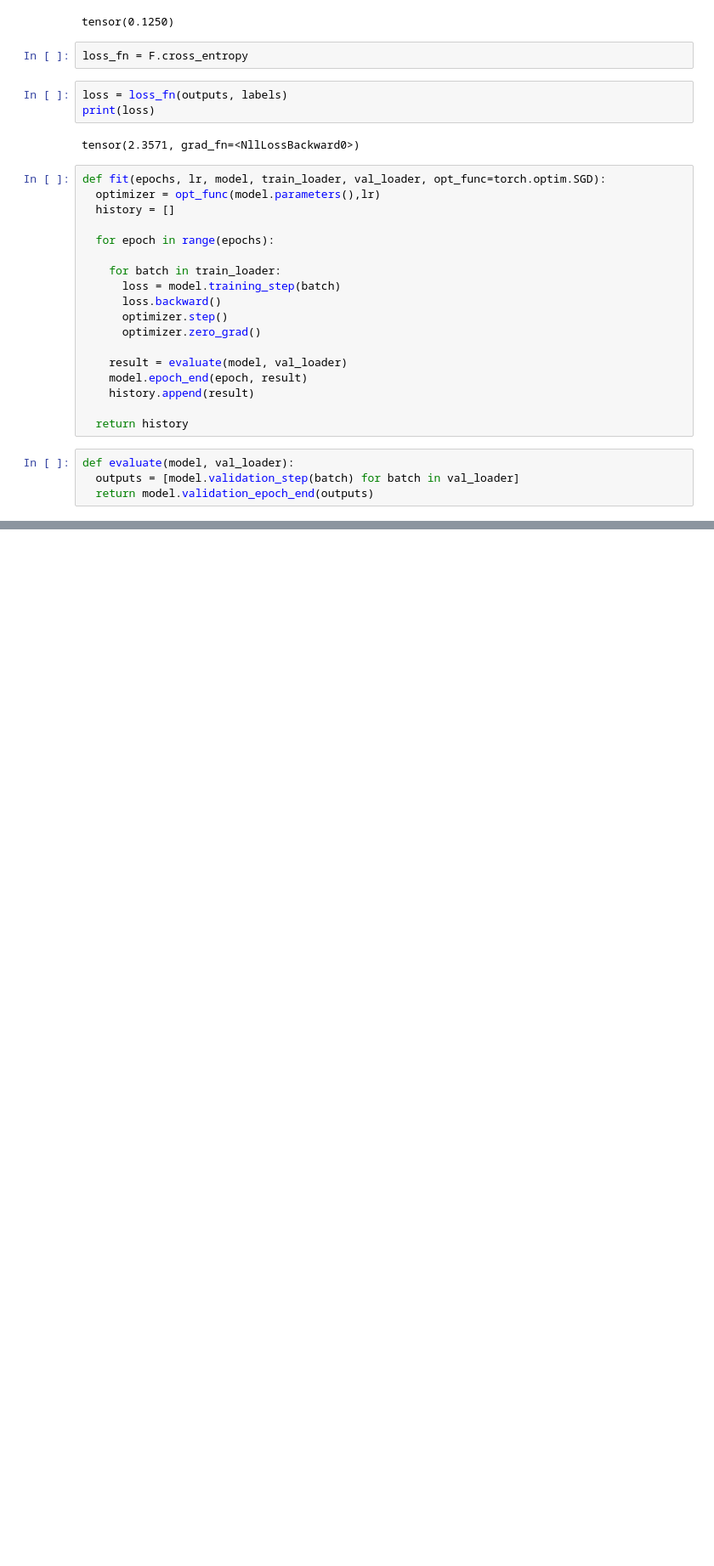
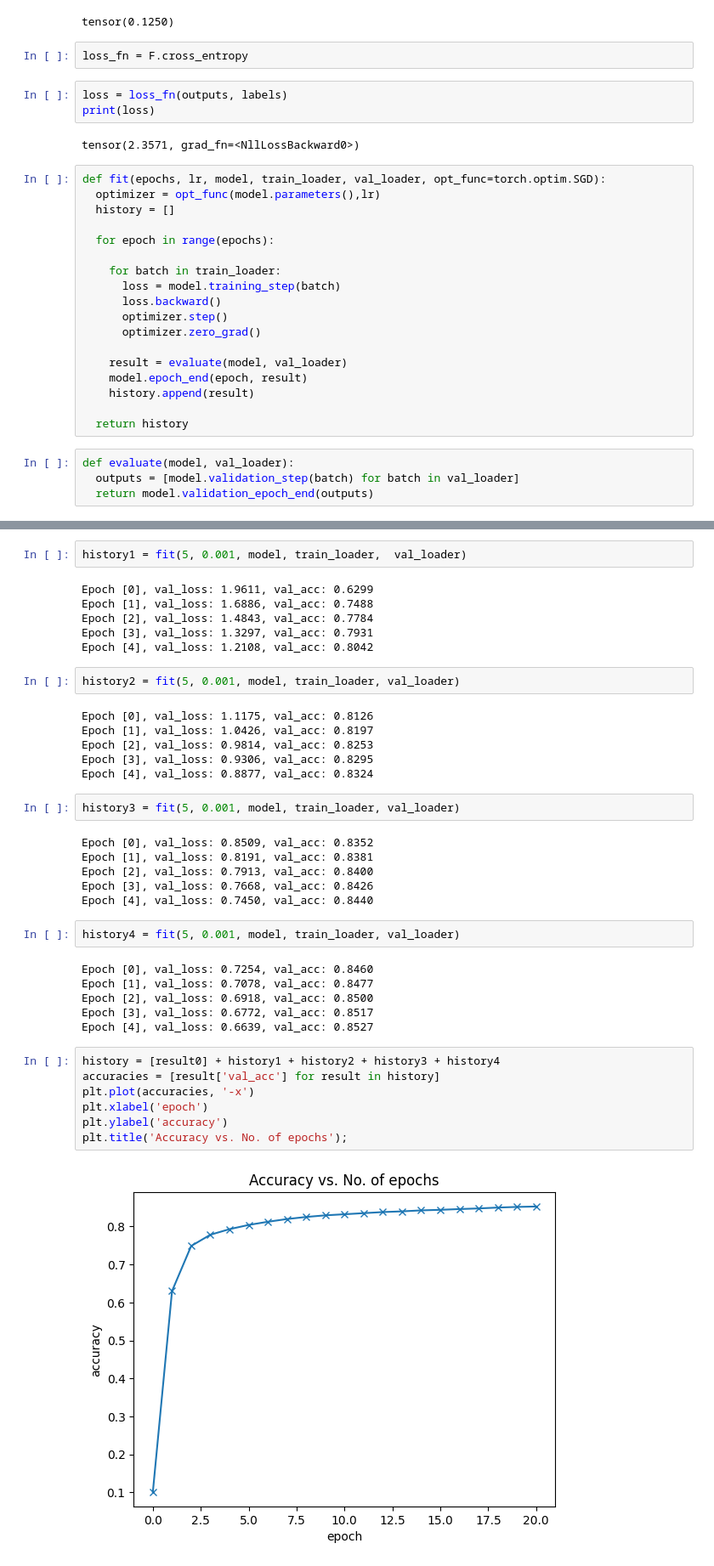
Before and after one commit to PranshuGhori/ClassificationPython, a Jupyter notebook: pytorch.ipynb, the cells around one changed output, grey strips where cells are left out. Shown at 85% size. Drawn from its saved outputs; the diff is of its cells as text; blank space fills up the shorter version.

```diff
--- a/pytorch.ipynb
+++ b/pytorch.ipynb
@@ -335,0 +343,41 @@ model = MnistModel()
+# %%
+history1 = fit(5, 0.001, model, train_loader,  val_loader)
+# %% [output]
+Epoch [0], val_loss: 1.9611, val_acc: 0.6299
+Epoch [1], val_loss: 1.6886, val_acc: 0.7488
+Epoch [2], val_loss: 1.4843, val_acc: 0.7784
+Epoch [3], val_loss: 1.3297, val_acc: 0.7931
+Epoch [4], val_loss: 1.2108, val_acc: 0.8042
+# %%
+history2 = fit(5, 0.001, model, train_loader, val_loader)
+# %% [output]
+Epoch [0], val_loss: 1.1175, val_acc: 0.8126
+Epoch [1], val_loss: 1.0426, val_acc: 0.8197
+Epoch [2], val_loss: 0.9814, val_acc: 0.8253
+Epoch [3], val_loss: 0.9306, val_acc: 0.8295
+Epoch [4], val_loss: 0.8877, val_acc: 0.8324
+# %%
+history3 = fit(5, 0.001, model, train_loader, val_loader)
+# %% [output]
+Epoch [0], val_loss: 0.8509, val_acc: 0.8352
+Epoch [1], val_loss: 0.8191, val_acc: 0.8381
+Epoch [2], val_loss: 0.7913, val_acc: 0.8400
+Epoch [3], val_loss: 0.7668, val_acc: 0.8426
+Epoch [4], val_loss: 0.7450, val_acc: 0.8440
+# %%
+history4 = fit(5, 0.001, model, train_loader, val_loader)
+# %% [output]
+Epoch [0], val_loss: 0.7254, val_acc: 0.8460
+Epoch [1], val_loss: 0.7078, val_acc: 0.8477
+Epoch [2], val_loss: 0.6918, val_acc: 0.8500
+Epoch [3], val_loss: 0.6772, val_acc: 0.8517
+Epoch [4], val_loss: 0.6639, val_acc: 0.8527
+# %%
+history = [result0] + history1 + history2 + history3 + history4
+accuracies = [result['val_acc'] for result in history]
+plt.plot(accuracies, '-x')
+plt.xlabel('epoch')
+plt.ylabel('accuracy')
+plt.title('Accuracy vs. No. of epochs');
+# %% [output]
+[figure, added]
```
Also changed, not shown: parts of 9 cells of this notebook.
